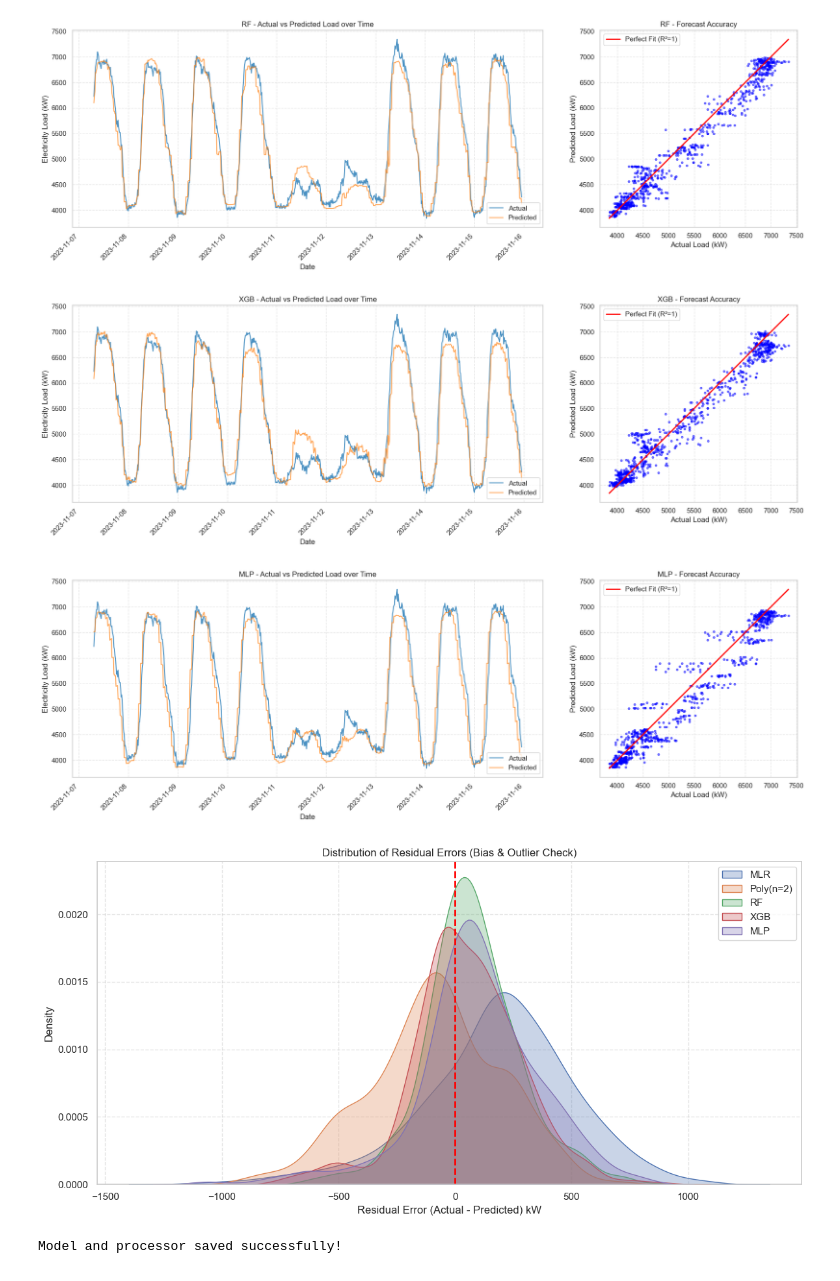
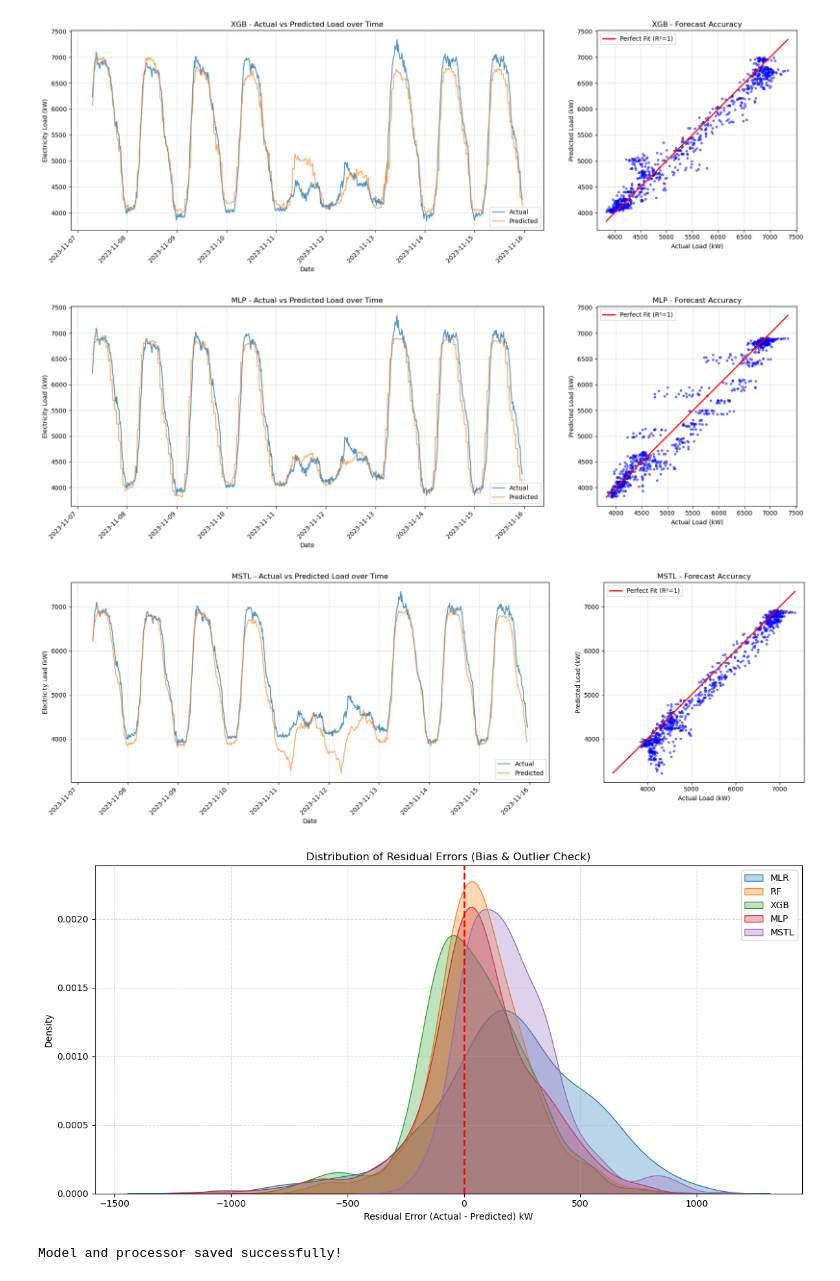
Before and after one commit to Caacaa47/forecast, a Jupyter notebook: solution.ipynb, the cells around one changed output. Cells and saved outputs as stored; diff of their text form; code cells hidden in the pictures.

Commit message:
add mstl, remove poly

```diff
--- a/solution.ipynb
+++ b/solution.ipynb
@@ -543,11 +431,10 @@ MLR Test RMSE: 377.0914 kW | NRMSE: 0.0503 | R²: 0.8894
 # %%
-# 1. Define the architectures in a list
+# Define the architectures in a list
 mlp_architectures = [
     (8, 16), (16, 8), (16, 16),
-    (8, 8, 8), (32, 16, 8), (16, 16, 8), (16, 16, 16), (32, 32, 16)
+    (8, 8, 8), (32, 16, 8), (16, 16, 8), (16, 16, 16), (32, 32, 16), (32,32,32)
 ]
 
-# 2. Tell skopt to search through indexes (0 through 7) instead of the tuples directly
 mlp_space = [
     Integer(0, len(mlp_architectures) - 1, name='arch_idx'),
     Categorical([0.001, 0.0001], name='learning_rate_init'),
@@ -605,0 +511,18 @@ MLP Test RMSE: 284.0188 kW | NRMSE: 0.0379 | R²: 0.9373
+# %%
+# 3. Predict and track prediction time (passing future weather)
+mstl_start_test = time.perf_counter()
+sf_mstl_preds_df = sf_mstl.predict(h=len(sf_future_exog), X_df=sf_future_exog)
+mstl_end_test = time.perf_counter()
+mstl_test_time = mstl_end_test - mstl_start_test
+print(f"MSTL Prediction Time: {mstl_test_time:.6f} seconds")
+
+# 4. Extract raw predictions and convert to kW directly
+mstl_preds_kw = sf_mstl_preds_df['MSTL'].values / 1000
+
+# 5. Calculate Metrics against y_test_actual_kw
+mstl_rmse_kw = root_mean_squared_error(y_test_kw, mstl_preds_kw)
+mstl_mae_kw = mean_absolute_error(y_test_kw, mstl_preds_kw)
+mstl_r2 = r2_score(y_test_kw, mstl_preds_kw)
+
+print(f"MSTL Test MAE: {mstl_mae_kw:.4f} kW")
+print(f"MSTL Test RMSE: {mstl_rmse_kw:.4f} kW | NRMSE: {mstl_rmse_kw / max_load_kw:.4f} | R²: {mstl_r2:.4f}")
@@ -612,29 +540,28 @@ y_test_kw = ((y_test * y_std_watts) + y_mean_watts) / 1000
 
 model_preds = {
     'MLR': ((mlr_preds * y_std_watts) + y_mean_watts) / 1000,
-    'Poly(n=2)': ((poly_preds * y_std_watts) + y_mean_watts) / 1000,
     'RF': ((rf_preds * y_std_watts) + y_mean_watts) / 1000,
     'XGB': ((xgb_preds * y_std_watts) + y_mean_watts) / 1000,
-    'MLP': ((mlp_preds * y_std_watts) + y_mean_watts) / 1000
+    'MLP': ((mlp_preds * y_std_watts) + y_mean_watts) / 1000,
+    'MSTL': mstl_preds_kw
 }
 
-# Ensure these variable names match exactly what you named your timing variables
+
 model_times = {
     'MLR': mlr_train_time,
-    'Poly(n=2)': poly_train_time,
     'RF': rf_tuned_time,
     'XGB': xgb_tuned_time,
-    'MLP': mlp_tuned_time
+    'MLP': mlp_tuned_time,
+    'MSTL': mstl_train_time
 }
 
-# Note: If your RMSE was calculated on the improperly scaled data,
-# you will want to re-run your evaluation block so these match the corrected kW values!
+
 model_rmses = {
     'MLR': mlr_rmse_kw,
-    'Poly(n=2)': poly_rmse_kw,
     'RF': rf_rmse_kw,
     'XGB': xgb_rmse_kw,
-    'MLP': mlp_rmse_kw
+    'MLP': mlp_rmse_kw,
+    'MSTL': mstl_rmse_kw
 }
 
 # Calculate Residuals (Error = Actual - Predicted)
@@ -695,7 +622,7 @@ plt.show()
-[figure, old version]
+[figure, new version]
-[figure, old version]
+[figure, new version]
-[figure, old version]
+[figure, new version]
-[figure, old version]
+[figure, new version]
 # %%
 joblib.dump(rf_best, 'best_rf_model.pkl')
 joblib.dump(processor, 'data_processor.pkl')
```
Also changed, not shown: parts of 24 cells of this notebook.
